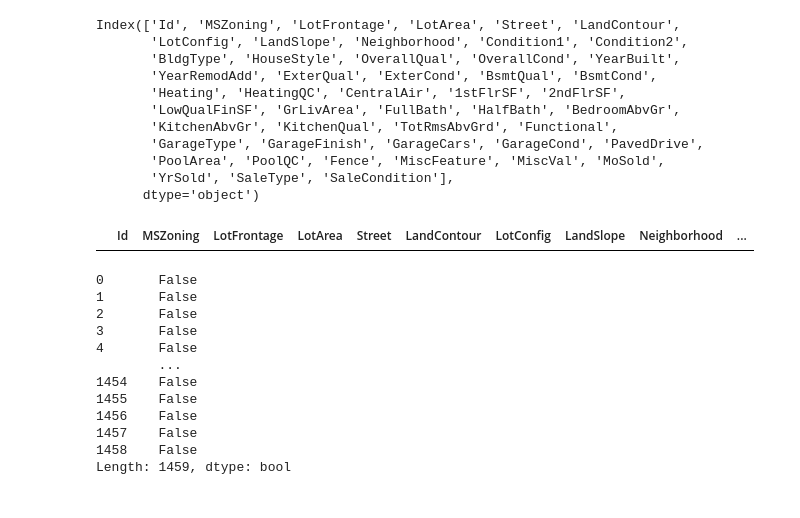
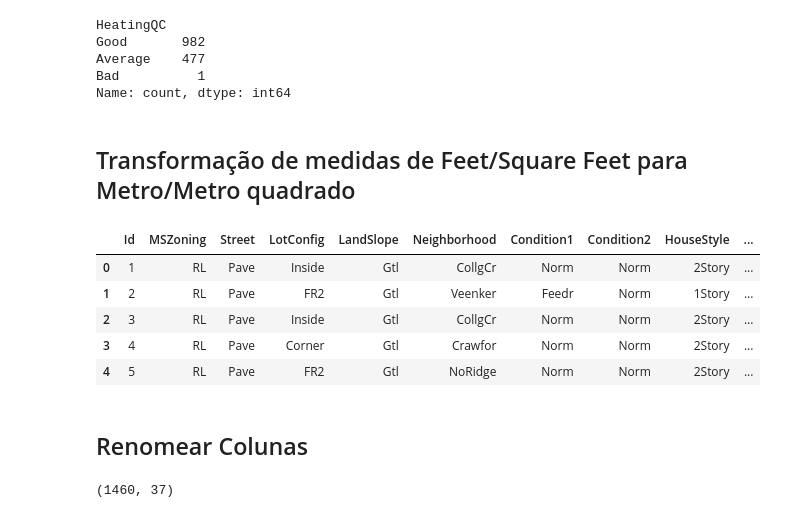
Before and after one commit to joaonovaes1/HousePricing-Kaggle, a Jupyter notebook: eda.ipynb, the cells around one changed output. Drawn from its saved outputs; the diff is of its cells as text; code cells hidden in the pictures.

```diff
--- a/eda.ipynb
+++ b/eda.ipynb
@@ -107,33 +166,40 @@ dfsubset.shape
+# %%
+dfsubset['HeatingQC'] = dfsubset['HeatingQC'].apply(lambda x: 'Good' if x in ['Ex', 'Gd'] else 'Average' if x in ['TA', 'Fa'] else 'Bad')
+dfsubset['HeatingQC'].value_counts()
+# %% [output]
+HeatingQC
+Good       982
+Average    477
+Bad          1
+Name: count, dtype: int64
+# %% [markdown]
+## Transformação de medidas de Feet/Square Feet para Metro/Metro quadrado
+# %%
+# Lot Frontage
+if 'LotFrontageMeters' not in dfsubset.columns:
+    dfsubset['LotFrontageMeters'] = dfsubset['LotFrontage'].apply(lambda x: round(x/3.281, 2))
+
+dfsubset = dfsubset.drop('LotFrontage', axis=1)
+# %%
+# Lot Area
+if 'LotAreaSquareMeters' not in dfsubset.columns:
+    dfsubset['LotAreaSquareMeters'] = dfsubset['LotArea'].apply(lambda x: round(x/10.764, 2))
+
+dfsubset = dfsubset.drop('LotArea', axis=1)
+# %%
+# 1st Floor Square Feet
+if 'SquareMeters1stFloor' not in dfsubset.columns:
+    dfsubset['SquareMeters1stFloor'] = dfsubset['1stFlrSF'].apply(lambda x: round(x/10.764, 2))
+
+dfsubset = dfsubset.drop('1stFlrSF', axis=1)
 # %%
-dfsubset.columns
+dfsubset.head()
 # %% [output]
-Index(['Id', 'MSZoning', 'LotFrontage', 'LotArea', 'Street', 'LandContour',
-       'LotConfig', 'LandSlope', 'Neighborhood', 'Condition1', 'Condition2',
-       'BldgType', 'HouseStyle', 'OverallQual', 'OverallCond', 'YearBuilt',
-       'YearRemodAdd', 'ExterQual', 'ExterCond', 'BsmtQual', 'BsmtCond',
-       'Heating', 'HeatingQC', 'CentralAir', '1stFlrSF', '2ndFlrSF',
-       'LowQualFinSF', 'GrLivArea', 'FullBath', 'HalfBath', 'BedroomAbvGr',
-       'KitchenAbvGr', 'KitchenQual', 'TotRmsAbvGrd', 'Functional',
-       'GarageType', 'GarageFinish', 'GarageCars', 'GarageCond', 'PavedDrive',
-       'PoolArea', 'PoolQC', 'Fence', 'MiscFeature', 'MiscVal', 'MoSold',
-       'YrSold', 'SaleType', 'SaleCondition'],
-      dtype='object')
+|  | Id | MSZoning | Street | LotConfig | LandSlope | Neighborhood | Condition1 | Condition2 | HouseStyle | ... |
+| 0 | 1 | RL | Pave | Inside | Gtl | CollgCr | Norm | Norm | 2Story | ... |
+| 1 | 2 | RL | Pave | FR2 | Gtl | Veenker | Feedr | Norm | 1Story | ... |
+| 2 | 3 | RL | Pave | Inside | Gtl | CollgCr | Norm | Norm | 2Story | ... |
+| 3 | 4 | RL | Pave | Corner | Gtl | Crawfor | Norm | Norm | 2Story | ... |
+| 4 | 5 | RL | Pave | FR2 | Gtl | NoRidge | Norm | Norm | 2Story | ... |
-# %%
-dfsubset.loc[dfsubset.duplicated()]
-# %% [output]
-|  | Id | MSZoning | LotFrontage | LotArea | Street | LandContour | LotConfig | LandSlope | Neighborhood | ... |
-# %%
-dfsubset.duplicated(subset=['Id'])
-# %% [output]
-0       False
-1       False
-2       False
-3       False
-4       False
-        ...
-1454    False
-1455    False
-1456    False
-1457    False
-1458    False
-Length: 1459, dtype: bool
+# %% [markdown]
+## Renomear Colunas
@@ -139,0 +210,4 @@ Length: 1459, dtype: bool
+# %%
+dfsubset.shape
+# %% [output]
+(1460, 37)
```
Also changed, not shown: parts of 32 cells of this notebook.
